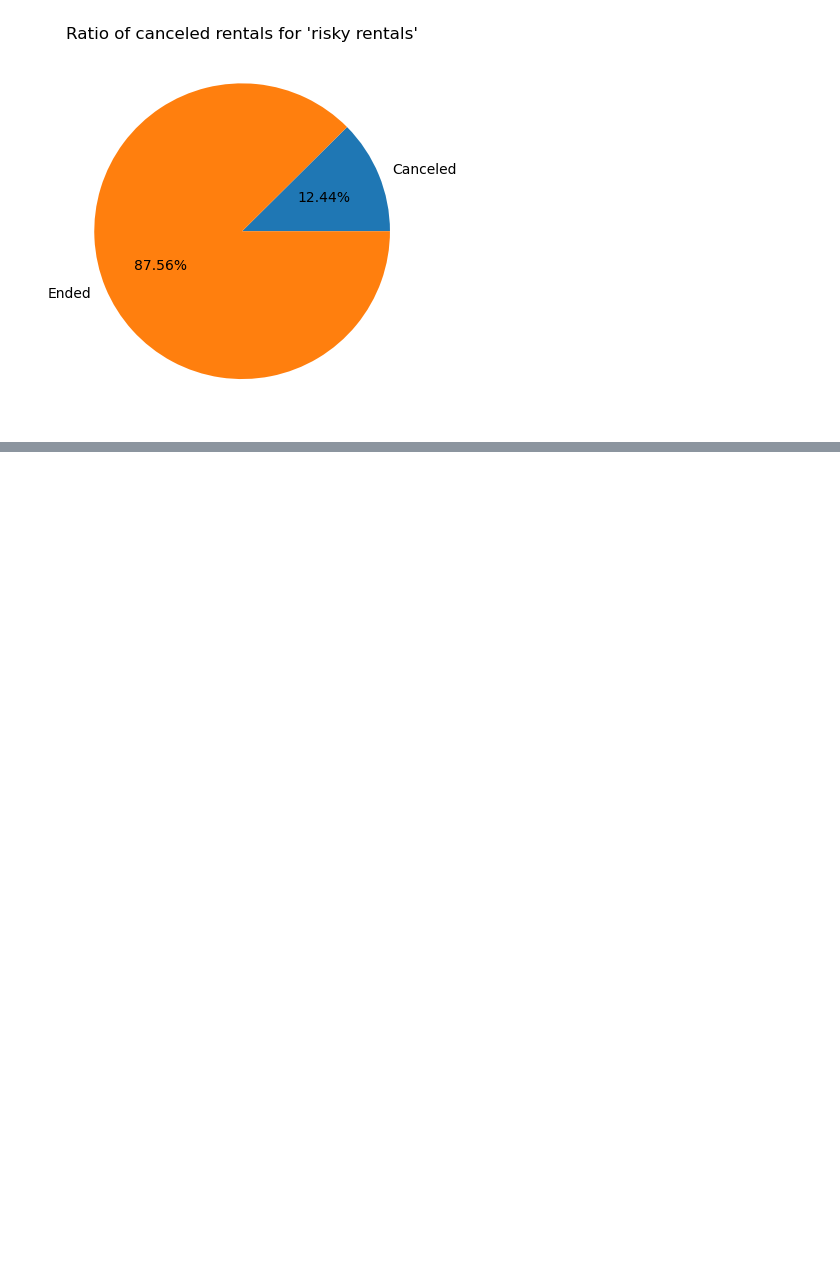
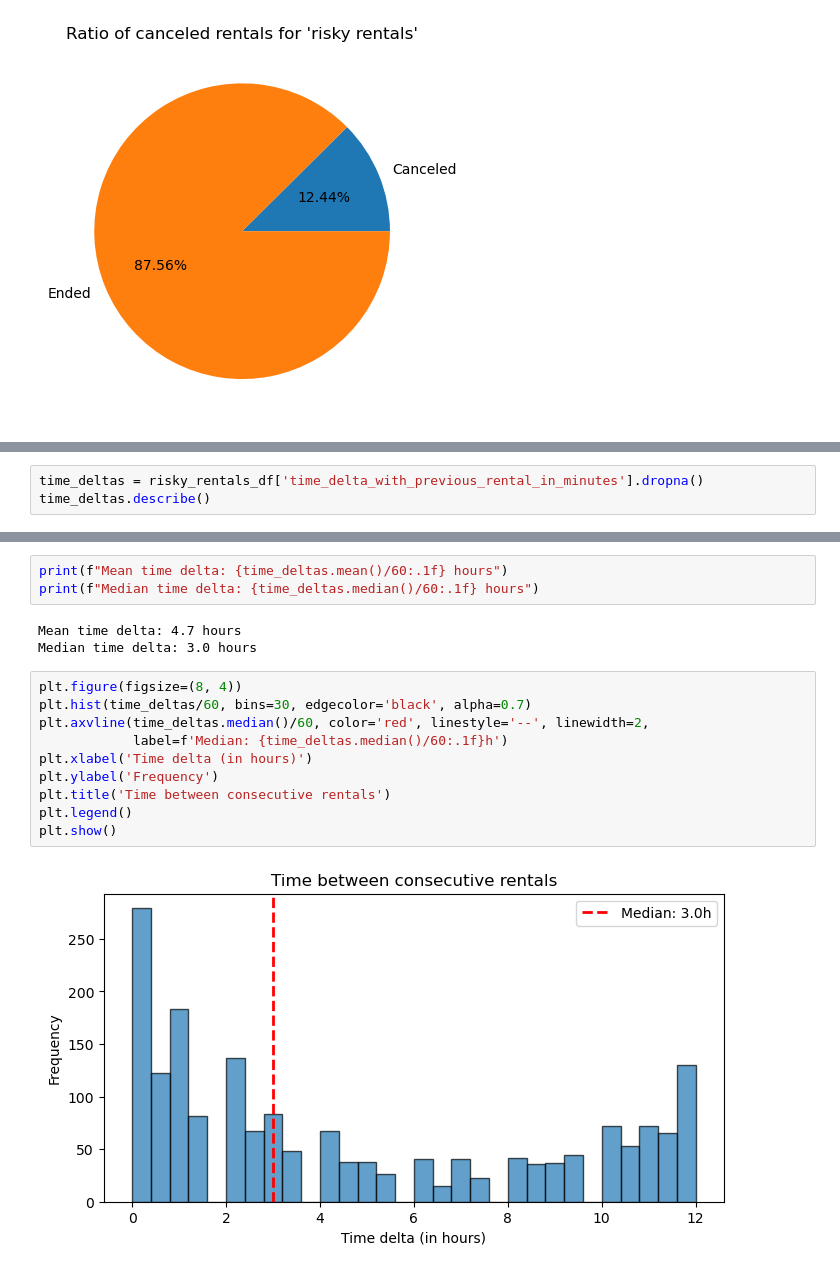
Before and after one commit to Mounia-Agronomist-Datascientist/Getaround_delay_analysis, a Jupyter notebook: NOTEBOOK/getaround_delay_analysis.ipynb, the cells around one changed output, grey strips where cells are left out. Cells and saved outputs as stored; diff of their text form; blank space fills up the shorter version.

```diff
--- a/NOTEBOOK/getaround_delay_analysis.ipynb
+++ b/NOTEBOOK/getaround_delay_analysis.ipynb
@@ -408,0 +491,3 @@ The ratio of canceled rentals for consecutive rentals that can be impacted by a
+# %%
+time_deltas = risky_rentals_df['time_delta_with_previous_rental_in_minutes'].dropna()
+time_deltas.describe()
@@ -408,0 +504,18 @@ The ratio of canceled rentals for consecutive rentals that can be impacted by a
+# %%
+print(f"Mean time delta: {time_deltas.mean()/60:.1f} hours")
+print(f"Median time delta: {time_deltas.median()/60:.1f} hours")
+# %% [output]
+Mean time delta: 4.7 hours
+Median time delta: 3.0 hours
+# %%
+plt.figure(figsize=(8, 4))
+plt.hist(time_deltas/60, bins=30, edgecolor='black', alpha=0.7)
+plt.axvline(time_deltas.median()/60, color='red', linestyle='--', linewidth=2,
+            label=f'Median: {time_deltas.median()/60:.1f}h')
+plt.xlabel('Time delta (in hours)')
+plt.ylabel('Frequency')
+plt.title('Time between consecutive rentals')
+plt.legend()
+plt.show()
+# %% [output]
+[figure, added]
```
Also changed, not shown: parts of 81 cells of this notebook.
